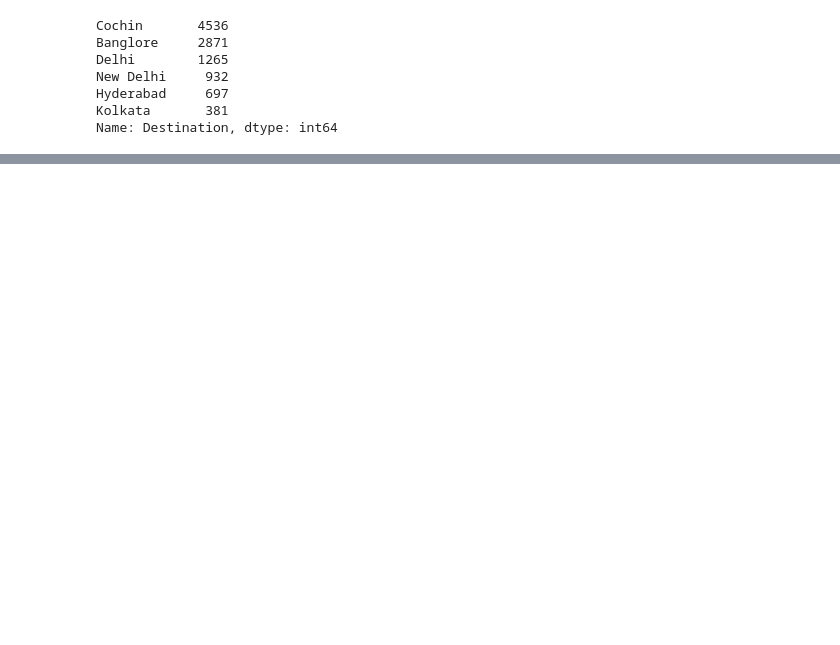
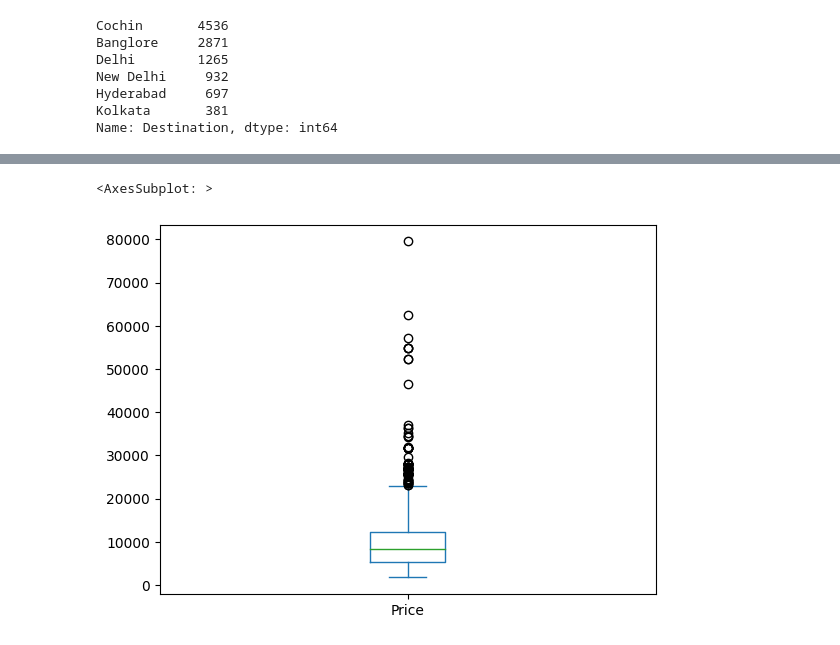
Before and after one commit to harytha6/Data-Pipelines, a Jupyter notebook: Flight-Price-Prediction/Flight-Price-Prediction.ipynb, the cells around one changed output, grey strips where cells are left out. Drawn from its saved outputs; the diff is of its cells as text; code cells hidden in the pictures; blank space fills up the shorter version.

```diff
--- a/Flight-Price-Prediction/Flight-Price-Prediction.ipynb
+++ b/Flight-Price-Prediction/Flight-Price-Prediction.ipynb
@@ -36,0 +194,5 @@ Name: Destination, dtype: int64
+# %%
+train_data.plot(x="Airline", y="Price", kind = 'box')
+# %% [output]
+<AxesSubplot: >
+[figure, added]
```
Also changed, not shown: parts of 18 cells of this notebook.
